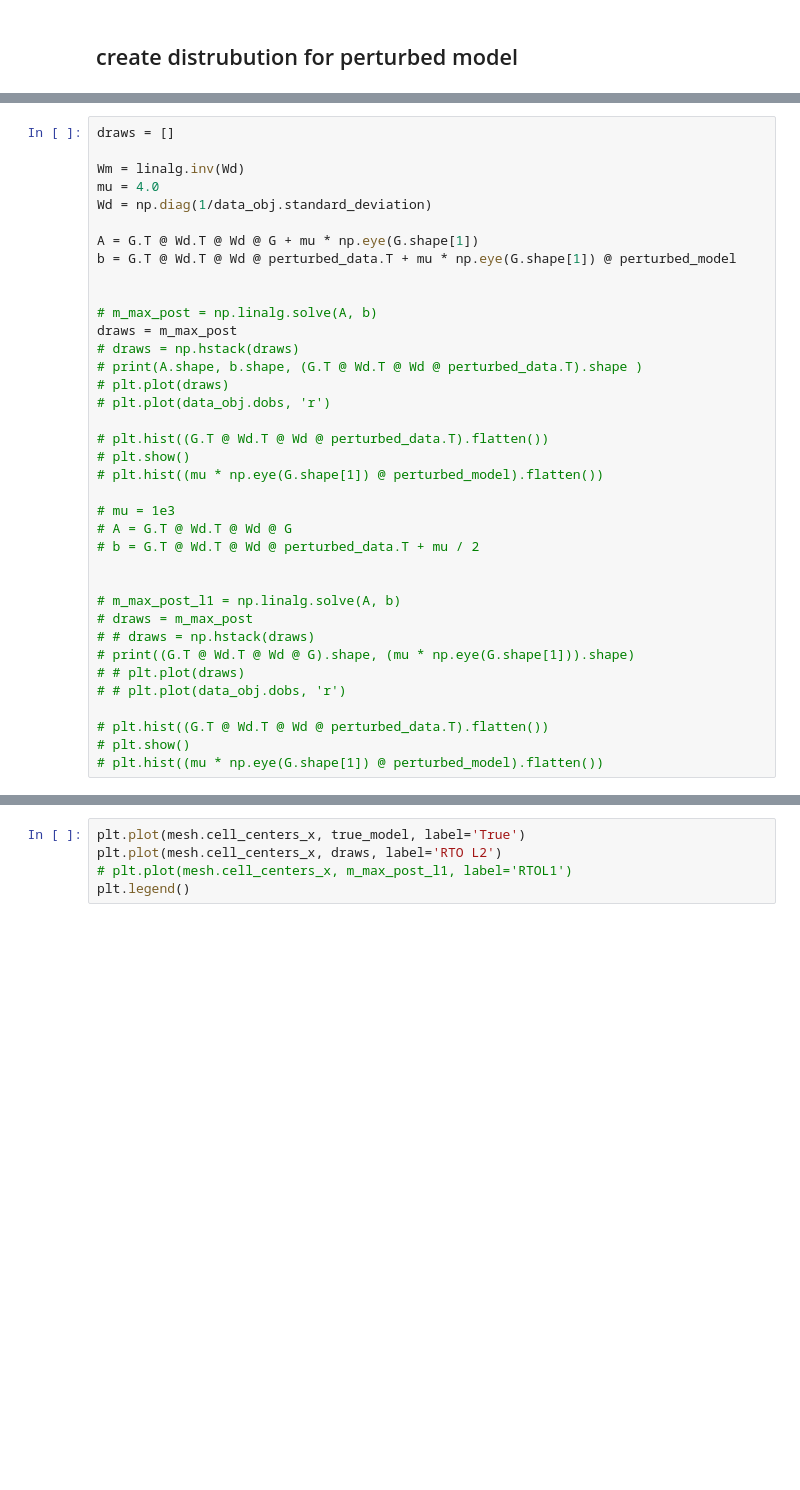
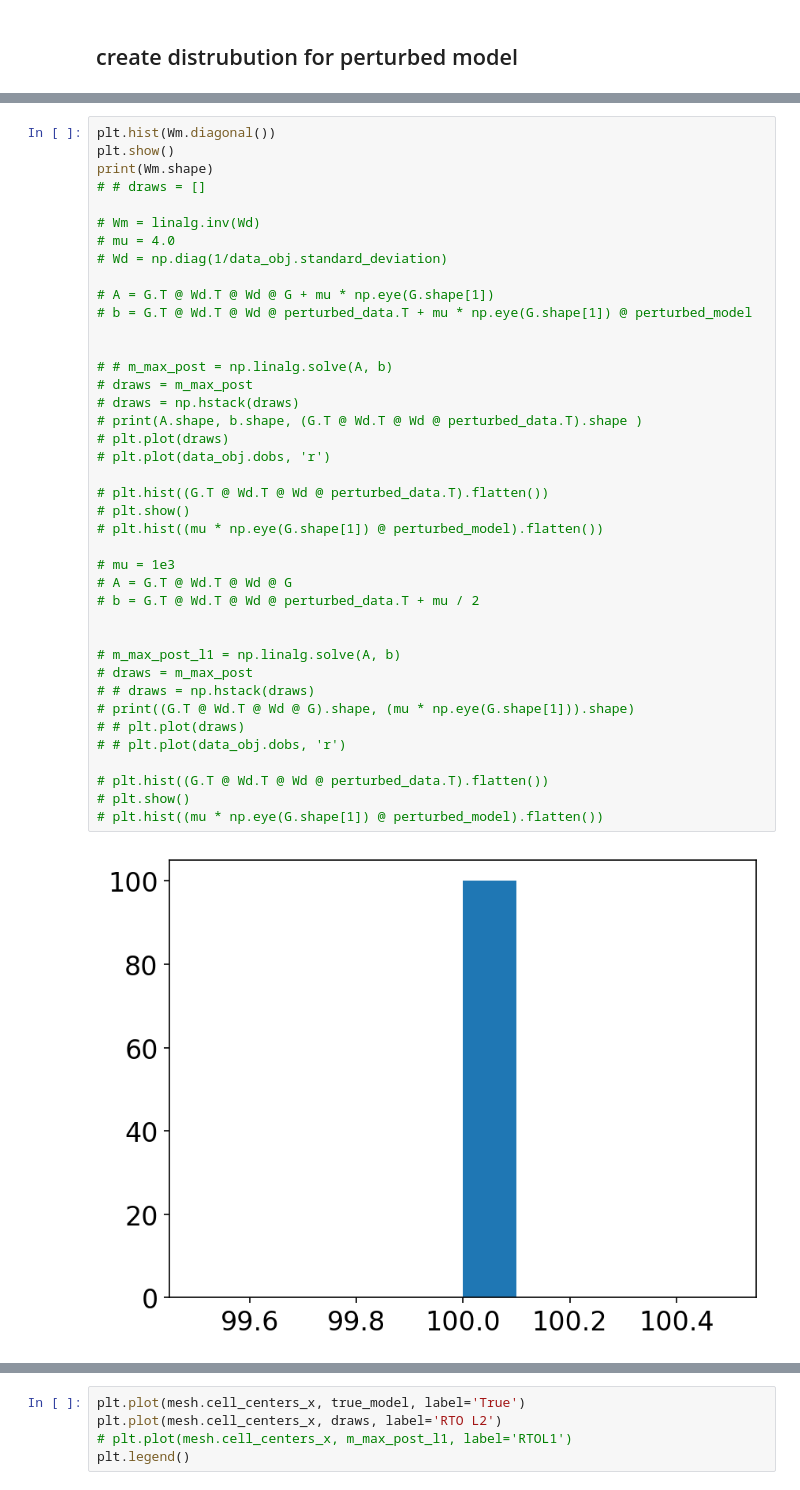
Before and after one commit to JKutt/transformers_segmentation, a Jupyter notebook: baysian_inversion/rto_bayesian_inversion.ipynb, the cells around one changed output, grey strips where cells are left out. Saved outputs shown, nothing was run; the diff lists cells and outputs as text; blank space fills up the shorter version.

```diff
--- a/baysian_inversion/rto_bayesian_inversion.ipynb
+++ b/baysian_inversion/rto_bayesian_inversion.ipynb
@@ -143,37 +143,42 @@ plt.show()
 # %%
-draws = []
+plt.hist(Wm.diagonal())
+plt.show()
+print(Wm.shape)
+# # draws = []
 
-Wm = linalg.inv(Wd)
-mu = 4.0
-Wd = np.diag(1/data_obj.standard_deviation)
+# Wm = linalg.inv(Wd)
+# mu = 4.0
+# Wd = np.diag(1/data_obj.standard_deviation)
 
-A = G.T @ Wd.T @ Wd @ G + mu * np.eye(G.shape[1])
-b = G.T @ Wd.T @ Wd @ perturbed_data.T + mu * np.eye(G.shape[1]) @ perturbed_model
+# A = G.T @ Wd.T @ Wd @ G + mu * np.eye(G.shape[1])
+# b = G.T @ Wd.T @ Wd @ perturbed_data.T + mu * np.eye(G.shape[1]) @ perturbed_model
 
 
-# m_max_post = np.linalg.solve(A, b)
-draws = m_max_post
+# # m_max_post = np.linalg.solve(A, b)
+# draws = m_max_post
 # draws = np.hstack(draws)
 # print(A.shape, b.shape, (G.T @ Wd.T @ Wd @ perturbed_data.T).shape )
 # plt.plot(draws)
 # plt.plot(data_obj.dobs, 'r')
 
 # plt.hist((G.T @ Wd.T @ Wd @ perturbed_data.T).flatten())
 # plt.show()
 # plt.hist((mu * np.eye(G.shape[1]) @ perturbed_model).flatten())
 
 # mu = 1e3
 # A = G.T @ Wd.T @ Wd @ G
 # b = G.T @ Wd.T @ Wd @ perturbed_data.T + mu / 2
 
 
 # m_max_post_l1 = np.linalg.solve(A, b)
 # draws = m_max_post
 # # draws = np.hstack(draws)
 # print((G.T @ Wd.T @ Wd @ G).shape, (mu * np.eye(G.shape[1])).shape)
 # # plt.plot(draws)
 # # plt.plot(data_obj.dobs, 'r')
 
 # plt.hist((G.T @ Wd.T @ Wd @ perturbed_data.T).flatten())
 # plt.show()
 # plt.hist((mu * np.eye(G.shape[1]) @ perturbed_model).flatten())
+# %% [output]
+[figure, added]
```
Also changed, not shown: parts of 24 cells of this notebook, 1 other file.
